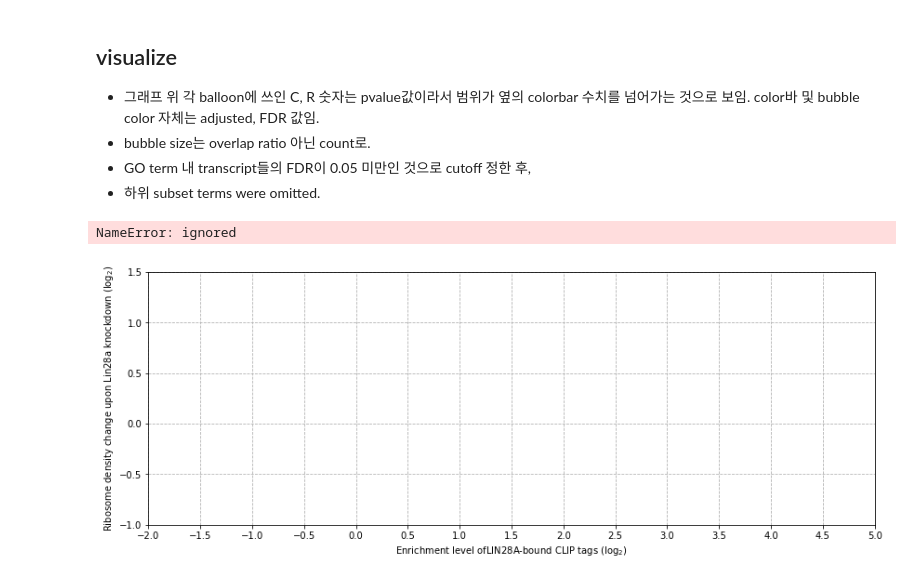
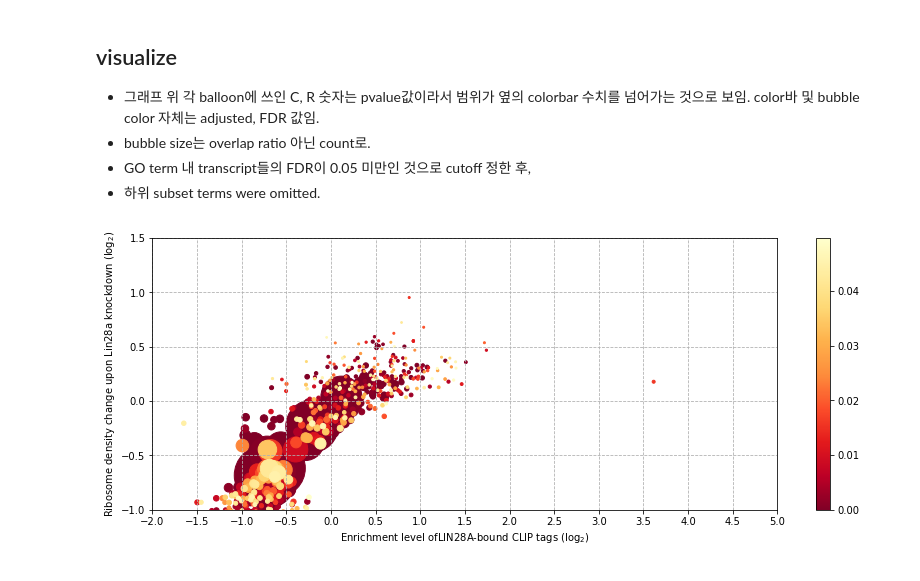
Before and after one commit to dong-gi-jang/binfo, a Jupyter notebook: Free 2/Free2_Fig5A.ipynb, the cells around one changed output. Cells and saved outputs as stored; diff of their text form; code cells hidden in the pictures.

```diff
--- a/Free 2/Free2_Fig5A.ipynb
+++ b/Free 2/Free2_Fig5A.ipynb
@@ -332,22 +382,22 @@ pvalue값이라서 범위가 옆의 colorbar 수치를 넘어가는 것으로
 # %%
 # visulaize
 
 # 우선 최대한 파이썬의 scatter(bubble plot) 등으로 표현해보기
 # 각 bubble 주변에 label(말풍선 및 화살표) 적절히 놓을 수 있는 방법?
 # plt fig ax, subplot 사용?
 from matplotlib import pyplot as plt
 plt.figure(figsize=(14,5))
 plt.xlabel('Enrichment level ofLIN28A-bound CLIP tags ($\log_2$)')
 plt.ylabel('Ribosome density change upon Lin28a knockdown ($\log_2$)')
 plt.xlim(-2,5)
 plt.ylim(-1,1.5)
 plt.xticks(np.arange(-2, 5.01, step=0.5))
 plt.yticks(np.arange(-1, 1.51, step=0.5))
 plt.grid(True, linestyle='--')
-
-# clb=plt.colorbar()
-#clb.ax.tick_params(tick=0.1,labelsize=8)
-#clb.ax.set_title('Your Label',fontsize=8)
+plt.scatter(stat_result_fdr['CLIP_mean'],stat_result_fdr['Rden_mean'],s=stat_result_fdr['count'].tolist(),c=stat_result_fdr['Rden_FDR'].tolist(),cmap='YlOrRd_r')
+plt.colorbar()
+b.ax.set_ylabel('Term-specific enrichment confidence (false discovery rate)', rotation=90, labelpad = -60)
+b.ax.set_yticklabels([10**-20,10**-18,10**-16,10**-14,10**-12,10**-10,10**-8,10**-6,10**-4,10**-2,10**-0])
+None
 # %% [output]
-NameError: ignored
-[figure, old version]
+[figure, new version]
```
Also changed, not shown: parts of 11 cells of this notebook.
